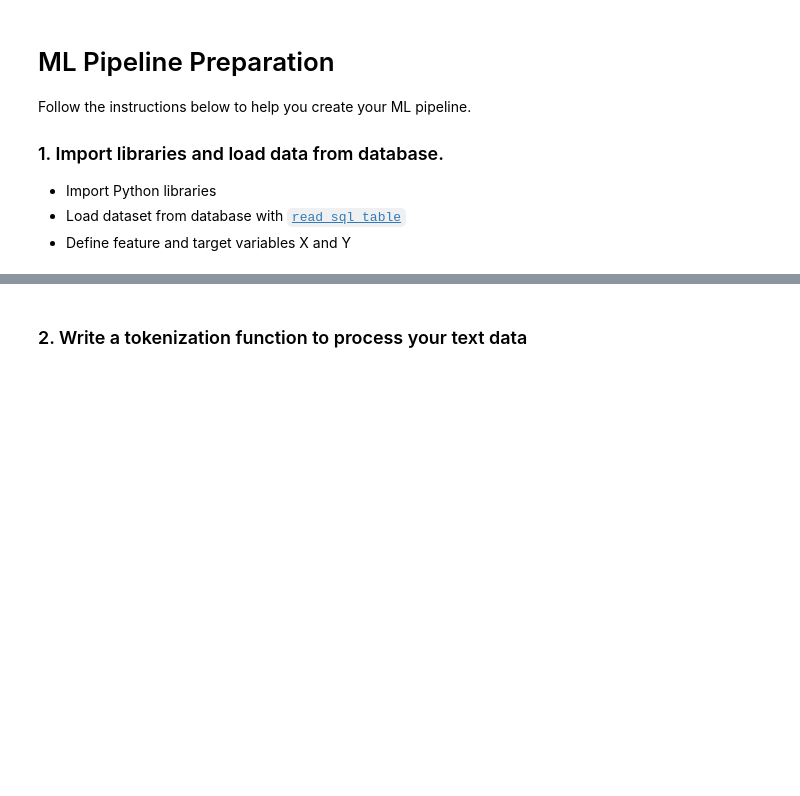
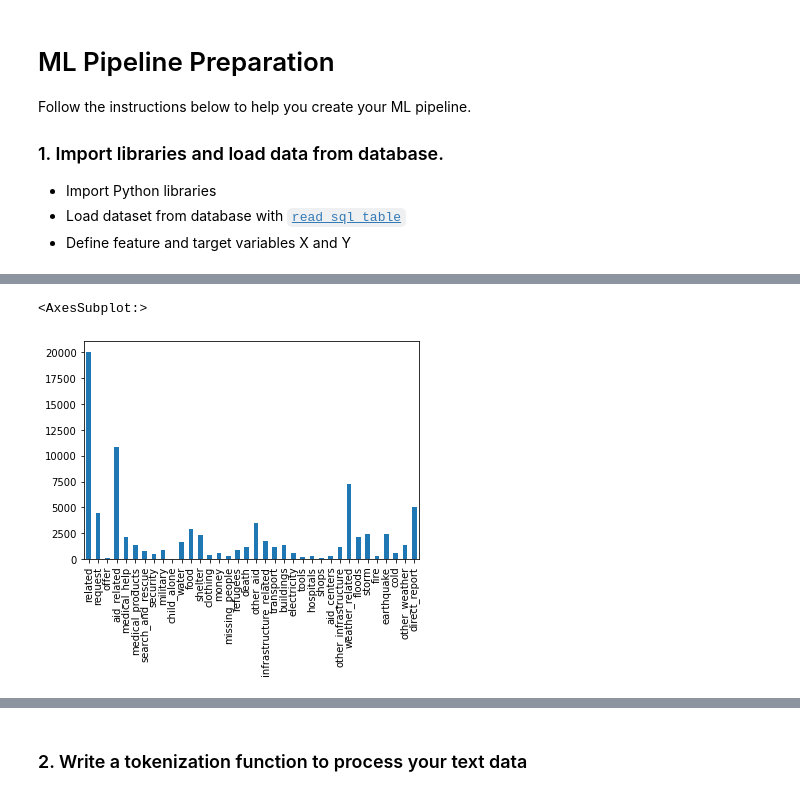
Before and after one commit to mrchamanbaz/disaster_response_project, a Jupyter notebook: ML Pipeline Preparation.ipynb, the cells around one changed output, grey strips where cells are left out. Drawn from its saved outputs; the diff is of its cells as text; code cells hidden in the pictures; blank space fills up the shorter version.

```diff
--- a/ML Pipeline Preparation.ipynb
+++ b/ML Pipeline Preparation.ipynb
@@ -51,0 +63,5 @@ Y.head()
+# %%
+Y.sum().plot(kind='bar')
+# %% [output]
+<AxesSubplot:>
+[figure, added]
```
Also changed, not shown: parts of 9 cells of this notebook, 6 other files.
